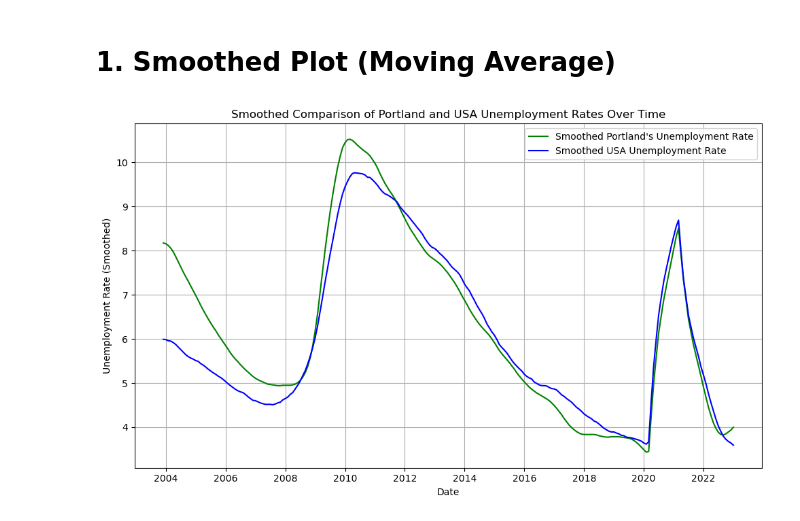
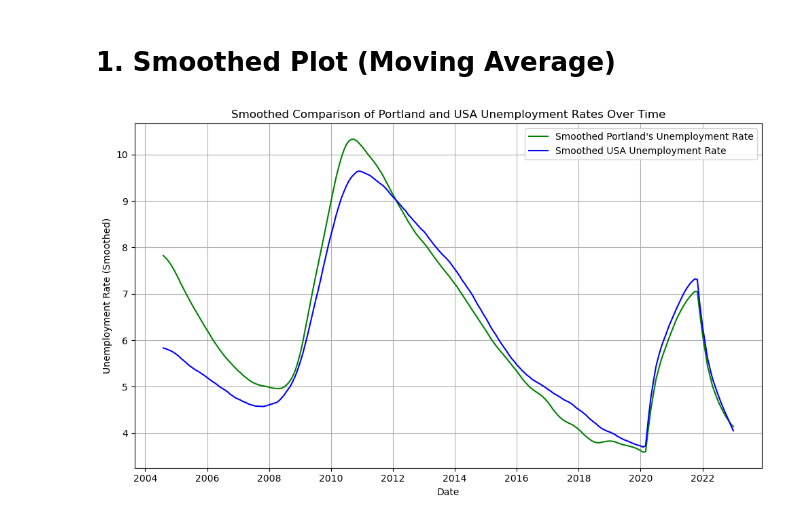
Before and after one commit to AnnaJazayeri/time-series, a Jupyter notebook: Time Series.ipynb, the cells around one changed output. Saved outputs shown, nothing was run; the diff lists cells and outputs as text; code cells hidden in the pictures.

```diff
--- a/Time Series .ipynb
+++ b/Time Series.ipynb
@@ -268,33 +253,33 @@ plt.show()
 # %% [markdown]
 # 1. Smoothed Plot (Moving Average)
 # %%
-window_size = 12 # size of smoothing, higher means more smoothing
+window_size = 20 # size of smoothing, higher means more smoothing
 
 # Smooth portland_unemp_rate
 portland_unemp_rate['Smoothed Portland Rate'] = portland_unemp_rate['Portlands Unemployment Rate'].rolling(window=window_size).mean()
 
 # Smooth usa_unemp_rate
 usa_unemp_rate['Smoothed USA Rate'] = usa_unemp_rate['USA Unemployment Rate'].rolling(window=window_size).mean()
 
 # Plot the smooth time series
 plt.figure(figsize=(10, 6))
 
 # Plot portland_unemp_rate
 plt.plot(portland_unemp_rate.index, portland_unemp_rate['Smoothed Portland Rate'], label="Smoothed Portland's Unemployment Rate", color='green')
 
 # plot usa_unemp_rate
 plt.plot(usa_unemp_rate.index, usa_unemp_rate['Smoothed USA Rate'], label='Smoothed USA Unemployment Rate', color='blue')
 
 # Format plot
 plt.title('Smoothed Comparison of Portland and USA Unemployment Rates Over Time')
 plt.xlabel('Date')
 plt.ylabel('Unemployment Rate (Smoothed)')
 plt.legend()
 plt.grid(True)
 plt.tight_layout()
 
 plt.show()
 # %% [output]
-[figure, old version]
+[figure, new version]
 # %% [markdown]
 ## Result of Smoothed Plot (Moving Average):
```
Also changed, not shown: parts of 14 cells of this notebook.
